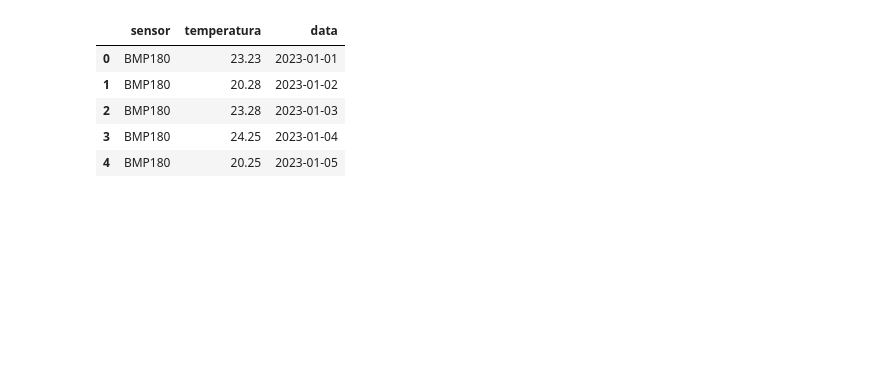
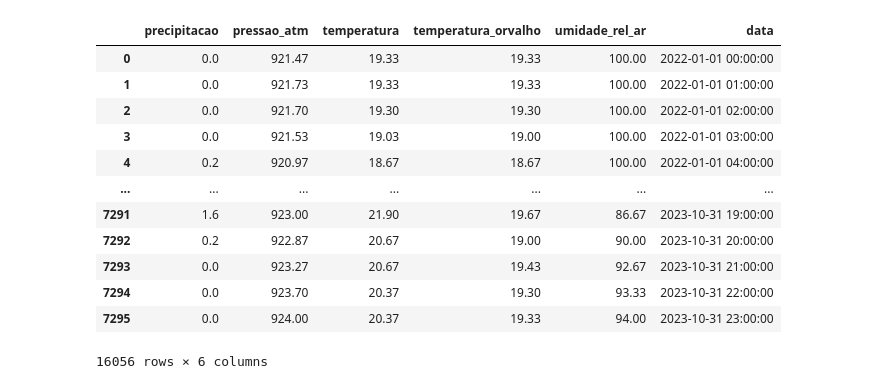
Before and after one commit to DantasEduardo/forecast, a Jupyter notebook: notebook/test_forecast.ipynb, the cells around one changed output. Drawn from its saved outputs; the diff is of its cells as text; code cells hidden in the pictures; blank space fills up the shorter version.

```diff
--- a/notebook/test_forecast.ipynb
+++ b/notebook/test_forecast.ipynb
@@ -64,9 +5,18 @@ df = pd.read_csv('dados_sensor.csv')
-# %%
-df.head()
-# %% [output]
-|  | sensor | temperatura | data |
-| 0 | BMP180 | 23.23 | 2023-01-01 |
-| 1 | BMP180 | 20.28 | 2023-01-02 |
-| 2 | BMP180 | 23.28 | 2023-01-03 |
-| 3 | BMP180 | 24.25 | 2023-01-04 |
-| 4 | BMP180 | 20.25 | 2023-01-05 |
+# %%
+df = pd.read_parquet('df_clima_sp.parquet')
+df['precipitacao'] = df['precipitacao'].str.replace(',','.').astype(float)
+df
+# %% [output]
+|  | precipitacao | pressao_atm | temperatura | temperatura_orvalho | umidade_rel_ar | data |
+| 0 | 0.0 | 921.47 | 19.33 | 19.33 | 100.00 | 2022-01-01 00:00:00 |
+| 1 | 0.0 | 921.73 | 19.33 | 19.33 | 100.00 | 2022-01-01 01:00:00 |
+| 2 | 0.0 | 921.70 | 19.30 | 19.30 | 100.00 | 2022-01-01 02:00:00 |
+| 3 | 0.0 | 921.53 | 19.03 | 19.00 | 100.00 | 2022-01-01 03:00:00 |
+| 4 | 0.2 | 920.97 | 18.67 | 18.67 | 100.00 | 2022-01-01 04:00:00 |
+| ... | ... | ... | ... | ... | ... | ... |
+| 7291 | 1.6 | 923.00 | 21.90 | 19.67 | 86.67 | 2023-10-31 19:00:00 |
+| 7292 | 0.2 | 922.87 | 20.67 | 19.00 | 90.00 | 2023-10-31 20:00:00 |
+| 7293 | 0.0 | 923.27 | 20.67 | 19.43 | 92.67 | 2023-10-31 21:00:00 |
+| 7294 | 0.0 | 923.70 | 20.37 | 19.30 | 93.33 | 2023-10-31 22:00:00 |
+| 7295 | 0.0 | 924.00 | 20.37 | 19.33 | 94.00 | 2023-10-31 23:00:00 |
+16056 rows × 6 columns
```
Also changed, not shown: parts of 13 cells of this notebook, 2 other files.
